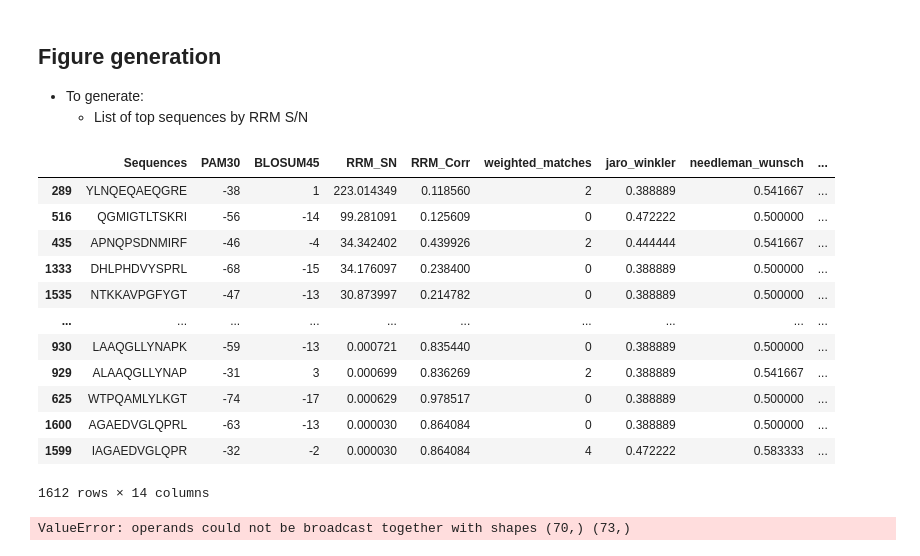
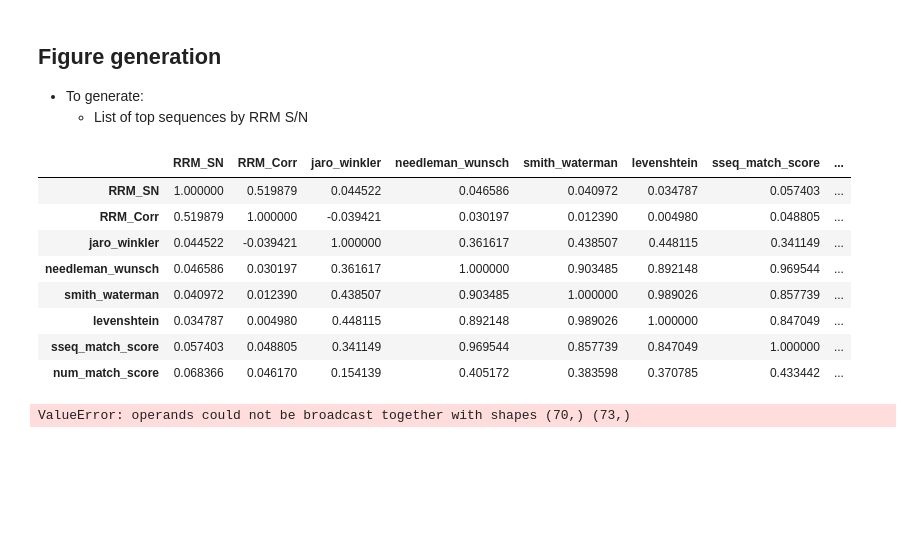
Before and after one commit to clpi/gemsec-neuropep, a Jupyter notebook: final/Final_Notebook.ipynb, the cells around one changed output. Saved outputs shown, nothing was run; the diff lists cells and outputs as text; code cells hidden in the pictures; blank space fills up the shorter version.

```diff
--- a/final/Final_Notebook.ipynb
+++ b/final/Final_Notebook.ipynb
@@ -376,24 +496,20 @@ for i in [100,300,600,800,1000]:
 * To generate:
     * List of top sequences by RRM S/N
 # %%
-s
 grbp5sn = d1[0].p.sort_values(by='RRM_SN', ascending=False)
 m6sn = d1[0].p.sort_values(by='RRM_SN', ascending=False)
-grbp5sn
+
+d1[0].p.corr()
 # %% [output]
-|  | Sequences | PAM30 | BLOSUM45 | RRM_SN | RRM_Corr | weighted_matches | jaro_winkler | needleman_wunsch | ... |
-| 289 | YLNQEQAEQGRE | -38 | 1 | 223.014349 | 0.118560 | 2 | 0.388889 | 0.541667 | ... |
-| 516 | QGMIGTLTSKRI | -56 | -14 | 99.281091 | 0.125609 | 0 | 0.472222 | 0.500000 | ... |
-| 435 | APNQPSDNMIRF | -46 | -4 | 34.342402 | 0.439926 | 2 | 0.444444 | 0.541667 | ... |
-| 1333 | DHLPHDVYSPRL | -68 | -15 | 34.176097 | 0.238400 | 0 | 0.388889 | 0.500000 | ... |
-| 1535 | NTKKAVPGFYGT | -47 | -13 | 30.873997 | 0.214782 | 0 | 0.388889 | 0.500000 | ... |
-| ... | ... | ... | ... | ... | ... | ... | ... | ... | ... |
-| 930 | LAAQGLLYNAPK | -59 | -13 | 0.000721 | 0.835440 | 0 | 0.388889 | 0.500000 | ... |
-| 929 | ALAAQGLLYNAP | -31 | 3 | 0.000699 | 0.836269 | 2 | 0.388889 | 0.541667 | ... |
-| 625 | WTPQAMLYLKGT | -74 | -17 | 0.000629 | 0.978517 | 0 | 0.388889 | 0.500000 | ... |
-| 1600 | AGAEDVGLQPRL | -63 | -13 | 0.000030 | 0.864084 | 0 | 0.388889 | 0.500000 | ... |
-| 1599 | IAGAEDVGLQPR | -32 | -2 | 0.000030 | 0.864084 | 4 | 0.472222 | 0.583333 | ... |
+|  | RRM_SN | RRM_Corr | jaro_winkler | needleman_wunsch | smith_waterman | levenshtein | sseq_match_score | ... |
+| RRM_SN | 1.000000 | 0.519879 | 0.044522 | 0.046586 | 0.040972 | 0.034787 | 0.057403 | ... |
+| RRM_Corr | 0.519879 | 1.000000 | -0.039421 | 0.030197 | 0.012390 | 0.004980 | 0.048805 | ... |
+| jaro_winkler | 0.044522 | -0.039421 | 1.000000 | 0.361617 | 0.438507 | 0.448115 | 0.341149 | ... |
+| needleman_wunsch | 0.046586 | 0.030197 | 0.361617 | 1.000000 | 0.903485 | 0.892148 | 0.969544 | ... |
+| smith_waterman | 0.040972 | 0.012390 | 0.438507 | 0.903485 | 1.000000 | 0.989026 | 0.857739 | ... |
+| levenshtein | 0.034787 | 0.004980 | 0.448115 | 0.892148 | 0.989026 | 1.000000 | 0.847049 | ... |
+| sseq_match_score | 0.057403 | 0.048805 | 0.341149 | 0.969544 | 0.857739 | 0.847049 | 1.000000 | ... |
+| num_match_score | 0.068366 | 0.046170 | 0.154139 | 0.405172 | 0.383598 | 0.370785 | 0.433442 | ... |
-1612 rows × 14 columns
 # %%
 
 get_eiip_seq = lambda pep: list(map(lambda aa: AA_EIIP[aa], pep))
```
Also changed, not shown: parts of 14 cells of this notebook, 23 other files.
